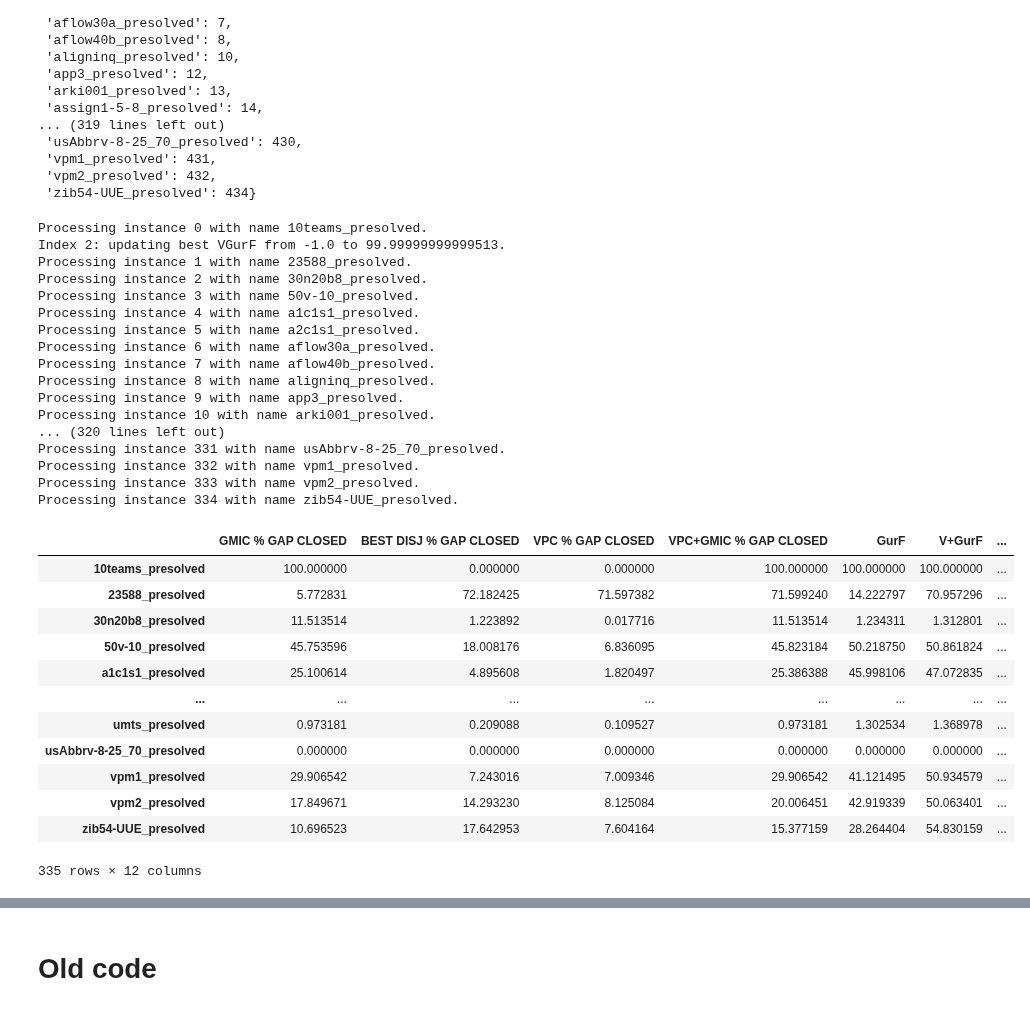
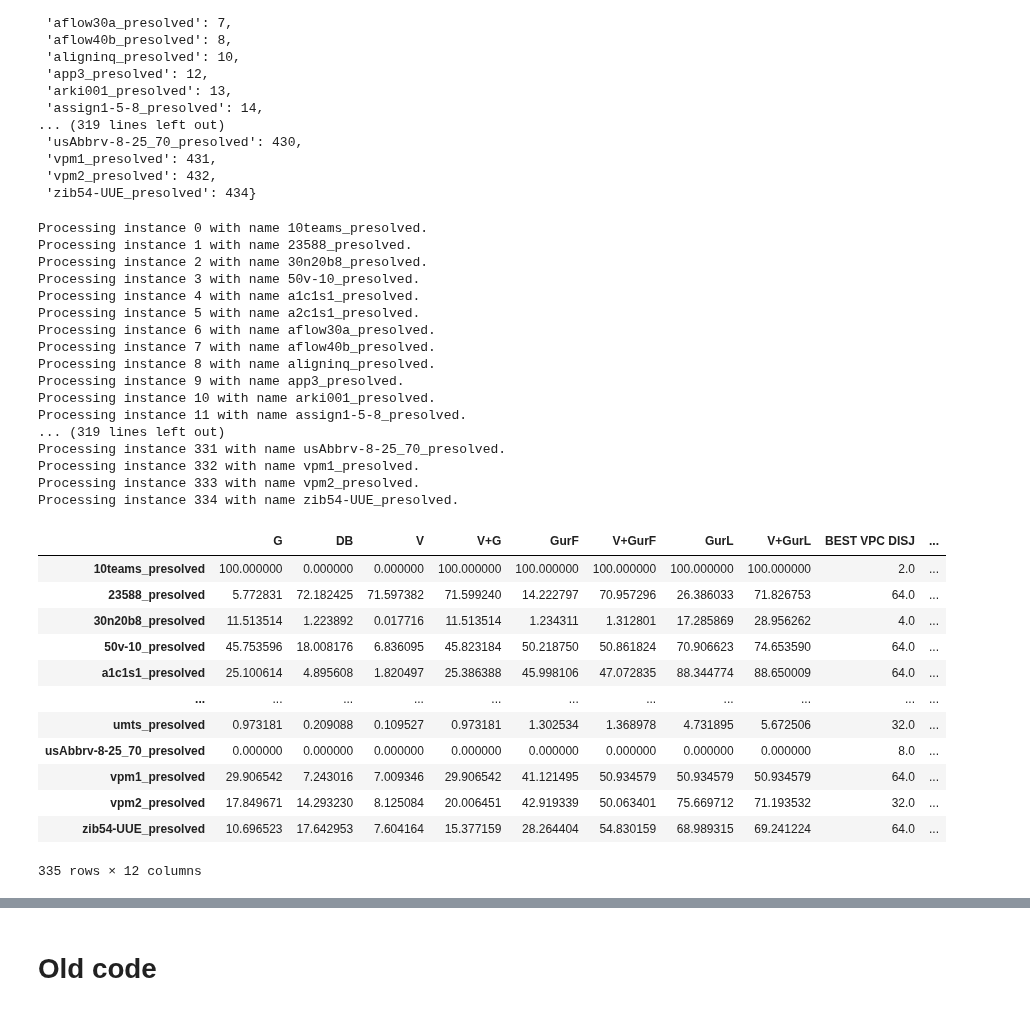
Before and after one commit to akazachk/vpc, a Jupyter notebook: plots/plots.ipynb, the cells around one changed output, grey strips where cells are left out. Drawn from its saved outputs; the diff is of its cells as text; code cells hidden in the pictures.

Commit message:
First attempt at gap closed by size table (Table 2).

```diff
--- a/plots/plots.ipynb
+++ b/plots/plots.ipynb
@@ -168,7 +170,11 @@ instances = df.index.levels[0]
 # tmp = df[col]
 # display(tmp)
 
-for col in df.columns:
-    if str(col).endswith("FIRST_CUT_PASS"):
-        print("{}".format(col))
+# for col in df.columns:
+#     if str(col).endswith("FIRST_CUT_PASS"):
+#         print("{}".format(col))
+
+# x = [1,2]
+# y = [3,4]
+# x + y
 # %% [output]
@@ -437,17 +436,32 @@ display(selected_gap_df.loc[inst])
  'zib54-UUE_presolved': 434}
 # %%
 ## Create best df = for each instance, what the best gap closed is (and how that was obtained)
+cols = [
+    'G',
+    'DB',
+    'V',
+    'V+G',
+    'GurF',
+    'V+GurF',
+    'GurL',
+    'V+GurL',
+]
+
+map_short_to_cols = {
+    'G'      : 'GMIC % GAP CLOSED',
+    'DB'     : 'BEST DISJ % GAP CLOSED',
+    'V'      : 'VPC % GAP CLOSED',
+    'V+G'    : 'VPC+GMIC % GAP CLOSED',
+    'GurF'   : 'REF FIRST_CUT_PASS % GAP CLOSED',
+    'V+GurF' : 'REF+V FIRST_CUT_PASS % GAP CLOSED',
+    'GurL'   : 'REF LAST_CUT_PASS % GAP CLOSED',
+    'V+GurL' : 'REF+V LAST_CUT_PASS % GAP CLOSED',
+}
+
+map_cols_to_short = {v: k for k, v in map_short_to_cols.items()}
 
 best_df = pd.DataFrame(
-    columns = [
-        'GMIC % GAP CLOSED',
-        'BEST DISJ % GAP CLOSED',
-        'VPC % GAP CLOSED',
-        'VPC+GMIC % GAP CLOSED',
-        'GurF',
-        'V+GurF',
-        'GurL',
-        'V+GurL',
+    columns = cols+[
         'BEST VPC DISJ',
         'BEST GMIC+VPC DISJ',
         'BEST V+GurF DISJ',
@@ -512,45 +526,45 @@ for i, inst in enumerate(selected_instances_dict.keys()):
         disj_gap if disj_gap >= EPS else 0.,
         best_vpc if best_vpc >= EPS else 0.,
         best_vpcgmic if best_vpcgmic >= EPS else 0.,
         GurF_gap if GurF_gap >= EPS else 0.,
         best_VGurF if best_VGurF >= EPS else 0.,
         GurL_gap if GurL_gap >= EPS else 0.,
         best_VGurL if best_VGurL >= EPS else 0.,
         best_vpc_disj,
         best_vpcgmic_disj,
         best_VGurF_disj,
         best_VGurL_disj,
     ]
 
 display(best_df)
 # %% [output]
 Processing instance 0 with name 10teams_presolved.
-Index 2: updating best VGurF from -1.0 to 99.99999999999513.
 Processing instance 1 with name 23588_presolved.
 Processing instance 2 with name 30n20b8_presolved.
 Processing instance 3 with name 50v-10_presolved.
 Processing instance 4 with name a1c1s1_presolved.
 Processing instance 5 with name a2c1s1_presolved.
 Processing instance 6 with name aflow30a_presolved.
 Processing instance 7 with name aflow40b_presolved.
 Processing instance 8 with name aligninq_presolved.
 Processing instance 9 with name app3_presolved.
 Processing instance 10 with name arki001_presolved.
-... (320 lines left out)
+Processing instance 11 with name assign1-5-8_presolved.
+... (319 lines left out)
 Processing instance 331 with name usAbbrv-8-25_70_presolved.
 Processing instance 332 with name vpm1_presolved.
 Processing instance 333 with name vpm2_presolved.
 Processing instance 334 with name zib54-UUE_presolved.
-|  | GMIC % GAP CLOSED | BEST DISJ % GAP CLOSED | VPC % GAP CLOSED | VPC+GMIC % GAP CLOSED | GurF | V+GurF | ... |
-| 10teams_presolved | 100.000000 | 0.000000 | 0.000000 | 100.000000 | 100.000000 | 100.000000 | ... |
-| 23588_presolved | 5.772831 | 72.182425 | 71.597382 | 71.599240 | 14.222797 | 70.957296 | ... |
-| 30n20b8_presolved | 11.513514 | 1.223892 | 0.017716 | 11.513514 | 1.234311 | 1.312801 | ... |
-| 50v-10_presolved | 45.753596 | 18.008176 | 6.836095 | 45.823184 | 50.218750 | 50.861824 | ... |
-| a1c1s1_presolved | 25.100614 | 4.895608 | 1.820497 | 25.386388 | 45.998106 | 47.072835 | ... |
-| ... | ... | ... | ... | ... | ... | ... | ... |
-| umts_presolved | 0.973181 | 0.209088 | 0.109527 | 0.973181 | 1.302534 | 1.368978 | ... |
-| usAbbrv-8-25_70_presolved | 0.000000 | 0.000000 | 0.000000 | 0.000000 | 0.000000 | 0.000000 | ... |
-| vpm1_presolved | 29.906542 | 7.243016 | 7.009346 | 29.906542 | 41.121495 | 50.934579 | ... |
-| vpm2_presolved | 17.849671 | 14.293230 | 8.125084 | 20.006451 | 42.919339 | 50.063401 | ... |
-| zib54-UUE_presolved | 10.696523 | 17.642953 | 7.604164 | 15.377159 | 28.264404 | 54.830159 | ... |
+|  | G | DB | V | V+G | GurF | V+GurF | GurL | V+GurL | BEST VPC DISJ | ... |
+| 10teams_presolved | 100.000000 | 0.000000 | 0.000000 | 100.000000 | 100.000000 | 100.000000 | 100.000000 | 100.000000 | 2.0 | ... |
+| 23588_presolved | 5.772831 | 72.182425 | 71.597382 | 71.599240 | 14.222797 | 70.957296 | 26.386033 | 71.826753 | 64.0 | ... |
+| 30n20b8_presolved | 11.513514 | 1.223892 | 0.017716 | 11.513514 | 1.234311 | 1.312801 | 17.285869 | 28.956262 | 4.0 | ... |
+| 50v-10_presolved | 45.753596 | 18.008176 | 6.836095 | 45.823184 | 50.218750 | 50.861824 | 70.906623 | 74.653590 | 64.0 | ... |
+| a1c1s1_presolved | 25.100614 | 4.895608 | 1.820497 | 25.386388 | 45.998106 | 47.072835 | 88.344774 | 88.650009 | 64.0 | ... |
+| ... | ... | ... | ... | ... | ... | ... | ... | ... | ... | ... |
+| umts_presolved | 0.973181 | 0.209088 | 0.109527 | 0.973181 | 1.302534 | 1.368978 | 4.731895 | 5.672506 | 32.0 | ... |
+| usAbbrv-8-25_70_presolved | 0.000000 | 0.000000 | 0.000000 | 0.000000 | 0.000000 | 0.000000 | 0.000000 | 0.000000 | 8.0 | ... |
+| vpm1_presolved | 29.906542 | 7.243016 | 7.009346 | 29.906542 | 41.121495 | 50.934579 | 50.934579 | 50.934579 | 64.0 | ... |
+| vpm2_presolved | 17.849671 | 14.293230 | 8.125084 | 20.006451 | 42.919339 | 50.063401 | 75.669712 | 71.193532 | 32.0 | ... |
+| zib54-UUE_presolved | 10.696523 | 17.642953 | 7.604164 | 15.377159 | 28.264404 | 54.830159 | 68.989315 | 69.241224 | 64.0 | ... |
 335 rows × 12 columns
```
Also changed, not shown: parts of 8 cells of this notebook.
